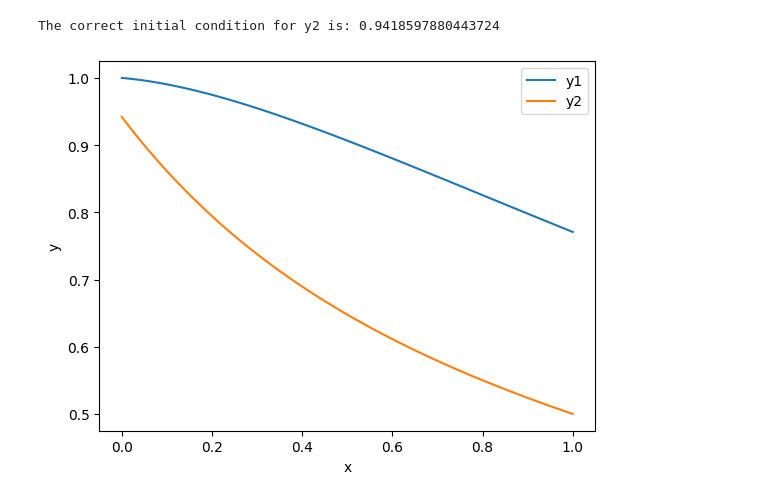
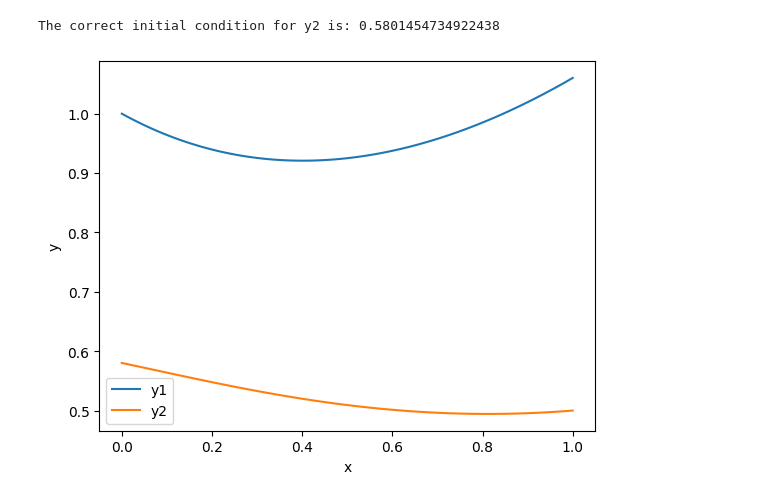
Before and after one commit to Naarsk/Economics, a Jupyter notebook: MacroModels/shooting_method.ipynb, the cells around one changed output. Drawn from its saved outputs; the diff is of its cells as text; code cells hidden in the pictures.

```diff
--- a/MacroModels/shooting_method.ipynb
+++ b/MacroModels/shooting_method.ipynb
@@ -6,7 +6,7 @@ from scipy.optimize import root_scalar
 # Define the system of differential equations
 def equations(y, x):
     y1, y2 = y
-    dy1dx = -y1 + y2
+    dy1dx = -y1 + y2 + x
     dy2dx = y1 - 2*y2
     return [dy1dx, dy2dx]
 
@@ -17,32 +17,32 @@ y10 = 1.0
 y20 = 0.5
 
 # Define the interval of integration
 x = np.linspace(0, 1, 100)
 
 # Define the function to integrate the system of differential equations
 def integrate(y20_guess):
     y0 = [y10, y20_guess]
     sol = odeint(equations, y0, x)
     return sol[:, 1][-1] - y20
 
 # Use the root_scalar function to find the correct initial condition for y2
 sol = root_scalar(integrate, bracket=[-10, 10], method='brentq')
 
 # Print the solution
 print("The correct initial condition for y2 is:", sol.root)
 
 # Integrate the system of differential equations with the correct initial condition
 y0 = [y10, sol.root]
 sol = odeint(equations, y0, x)
 
 # Plot the solution
 import matplotlib.pyplot as plt
 plt.plot(x, sol[:, 0], label='y1')
 plt.plot(x, sol[:, 1], label='y2')
 plt.xlabel('x')
 plt.ylabel('y')
 plt.legend()
 plt.show()
 # %% [output]
-The correct initial condition for y2 is: 0.9418597880443724
+The correct initial condition for y2 is: 0.5801454734922438
-[figure, old version]
+[figure, new version]
```
Also changed, not shown: parts of 8 cells of this notebook, 4 other files.
